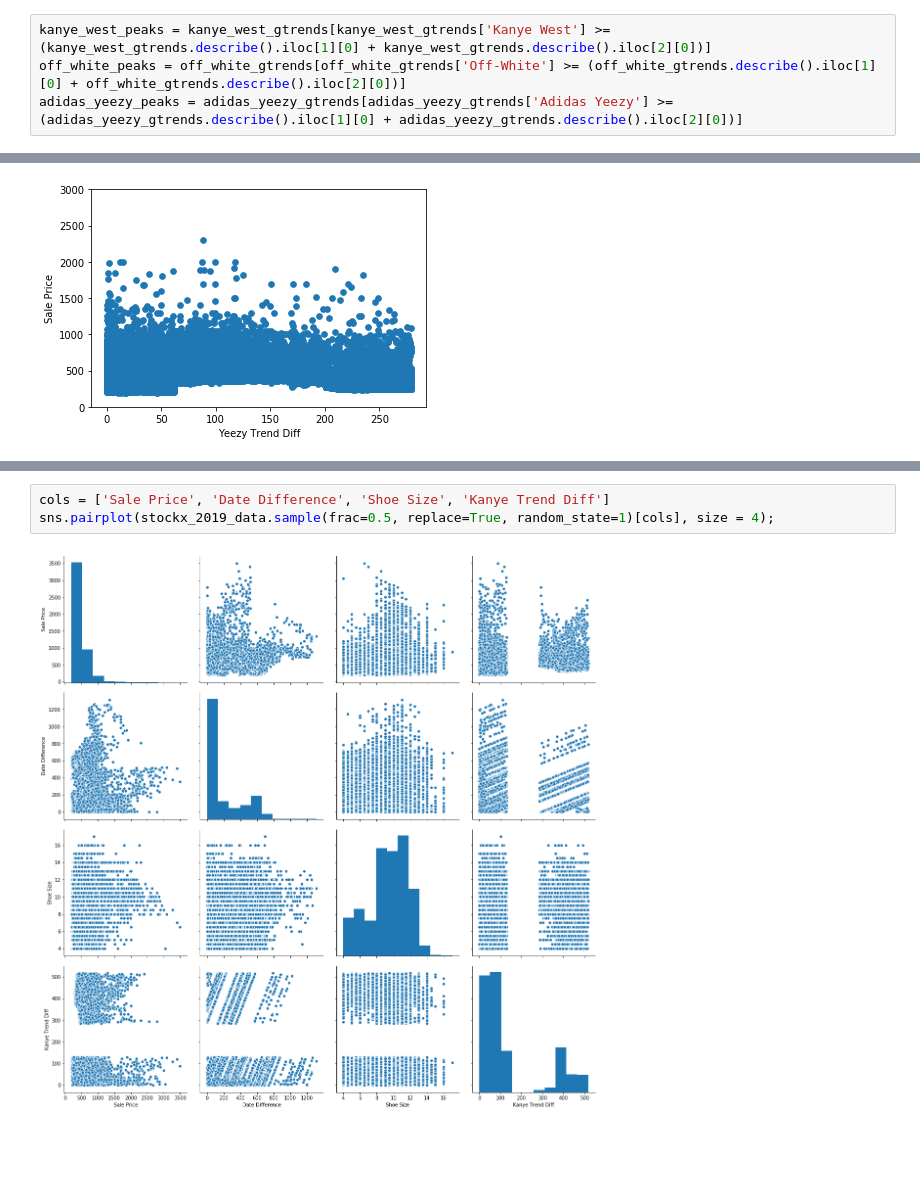
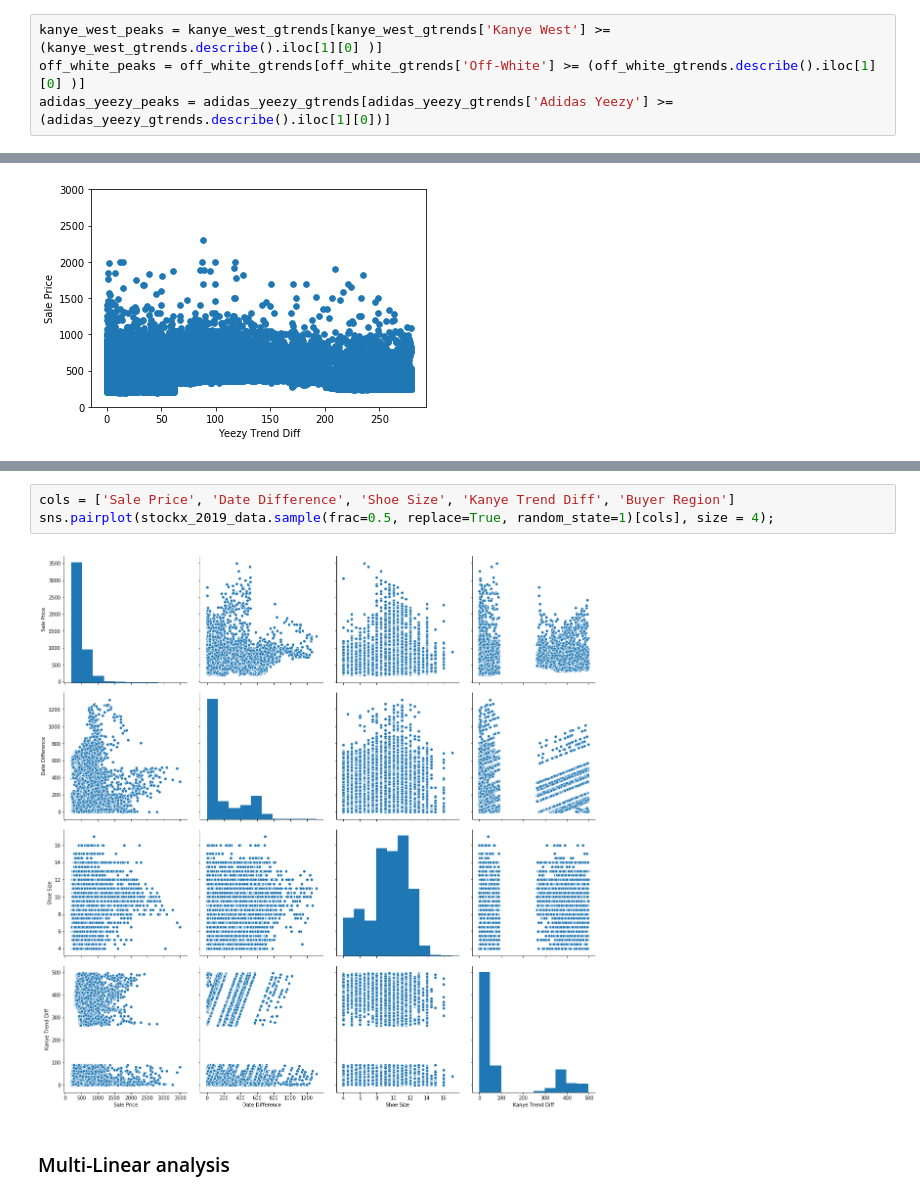
Before and after one commit to njavro/CS591, a Jupyter notebook: Project/CS591 Data Analysis.ipynb, the cells around one changed output, grey strips where cells are left out. Saved outputs shown, nothing was run; the diff lists cells and outputs as text; blank space fills up the shorter version.

Commit message:
Added linear regression

```diff
--- a/Project/CS591 Data Analysis.ipynb
+++ b/Project/CS591 Data Analysis.ipynb
@@ -227,9 +226,9 @@ kanye_west_gtrends.describe()
 # %% [markdown]
 ##### To have a more meaningful analysis we will only focus on peaks in Google trends, peaks we will define as everything that's 1STD above mean.
 # %%
-kanye_west_peaks = kanye_west_gtrends[kanye_west_gtrends['Kanye West'] >= (kanye_west_gtrends.describe().iloc[1][0] + kanye_west_gtrends.describe().iloc[2][0])]
-off_white_peaks = off_white_gtrends[off_white_gtrends['Off-White'] >= (off_white_gtrends.describe().iloc[1][0] + off_white_gtrends.describe().iloc[2][0])]
-adidas_yeezy_peaks = adidas_yeezy_gtrends[adidas_yeezy_gtrends['Adidas Yeezy'] >= (adidas_yeezy_gtrends.describe().iloc[1][0] + adidas_yeezy_gtrends.describe().iloc[2][0])]
+kanye_west_peaks = kanye_west_gtrends[kanye_west_gtrends['Kanye West'] >= (kanye_west_gtrends.describe().iloc[1][0] )]
+off_white_peaks = off_white_gtrends[off_white_gtrends['Off-White'] >= (off_white_gtrends.describe().iloc[1][0] )]
+adidas_yeezy_peaks = adidas_yeezy_gtrends[adidas_yeezy_gtrends['Adidas Yeezy'] >= (adidas_yeezy_gtrends.describe().iloc[1][0])]
 # %%
 off_white_peaks.head()
 # %% [output]
@@ -393,5 +402,7 @@ sns.heatmap(corrmat, vmax=1, square=True);
 # %%
-cols = ['Sale Price', 'Date Difference', 'Shoe Size', 'Kanye Trend Diff']
+cols = ['Sale Price', 'Date Difference', 'Shoe Size', 'Kanye Trend Diff', 'Buyer Region']
 sns.pairplot(stockx_2019_data.sample(frac=0.5, replace=True, random_state=1)[cols], size = 4);
 # %% [output]
-[figure, old version]
+[figure, new version]
+# %% [markdown]
+### Multi-Linear analysis
```
Also changed, not shown: parts of 20 cells of this notebook.
